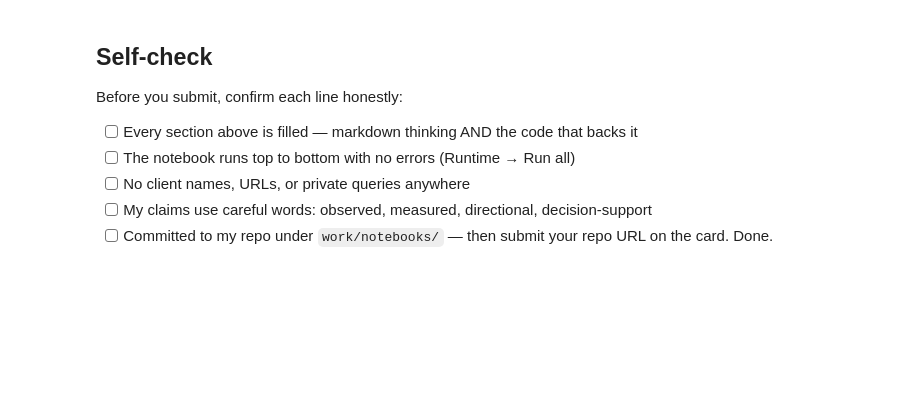
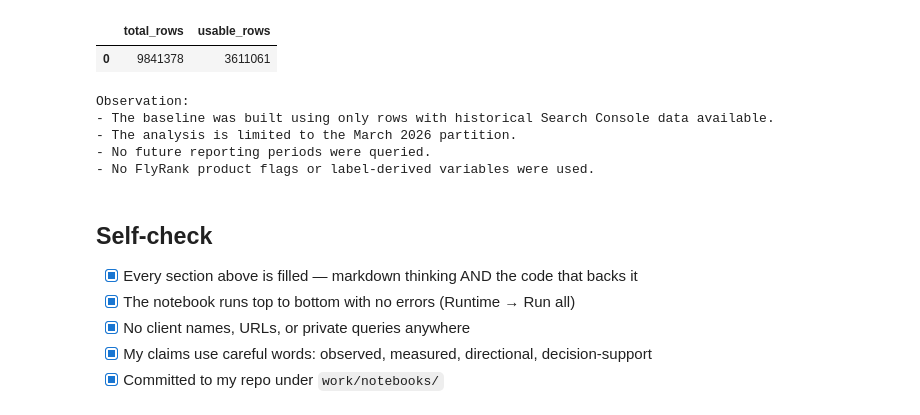
Before and after one commit to boddulavinaykumar6-stack/Flyrank-ML-Internship, a Jupyter notebook: work/notebooks/w04_baseline_score.ipynb, the cells around one changed output. Drawn from its saved outputs; the diff is of its cells as text; code cells hidden in the pictures; blank space fills up the shorter version.

```diff
--- a/work/notebooks/w04_baseline_score.ipynb
+++ b/work/notebooks/w04_baseline_score.ipynb
@@ -12,0 +39,23 @@ This skeleton is yours to fill. Work the sections **in order** — each one has
+# %%
+# This cell is for CODE (numbers, a query, a check).
+# Write your text answer in the cell ABOVE this one — typing sentences here breaks Run All.
+!pip -q install huggingface_hub duckdb pyarrow pandas
+
+from google.colab import userdata
+from huggingface_hub import login
+import duckdb
+import pandas as pd
+
+HF_TOKEN = userdata.get("HF_TOKEN")
+login(token=HF_TOKEN)
+
+con = duckdb.connect()
+
+con.execute(f"""
+CREATE SECRET (
+    TYPE huggingface,
+    TOKEN '{HF_TOKEN}'
+)
+""")
+
+rel = "hf://datasets/FlyRank/internship-warehouse"
@@ -37,10 +249,37 @@ This skeleton is yours to fill. Work the sections **in order** — each one has
+# %%
+# This cell is for CODE (numbers, a query, a check).
+# Write your text answer in the cell ABOVE this one — typing sentences here breaks Run All.
+leakage_check = con.sql(f"""
+SELECT
+    COUNT(*) AS total_rows,
+    COUNT(*) FILTER (
+        WHERE gsc_data_available IS TRUE
+    ) AS usable_rows
+FROM read_parquet(
+    '{rel}/fact_content_daily_performance/month=2026-03/*.parquet'
+)
+""").df()
+
+display(leakage_check)
+
+print("\nObservation:")
+print("- The baseline was built using only rows with historical Search Console data available.")
+print("- The analysis is limited to the March 2026 partition.")
+print("- No future reporting periods were queried.")
+print("- No FlyRank product flags or label-derived variables were used.")
+# %% [output]
+|  | total_rows | usable_rows |
+| 0 | 9841378 | 3611061 |
+Observation:
+- The baseline was built using only rows with historical Search Console data available.
+- The analysis is limited to the March 2026 partition.
+- No future reporting periods were queried.
+- No FlyRank product flags or label-derived variables were used.
 # %% [markdown]
 ## Self-check
 
-Before you submit, confirm each line honestly:
-
-- [ ] Every section above is filled — markdown thinking AND the code that backs it
-- [ ] The notebook runs top to bottom with no errors (Runtime → Run all)
-- [ ] No client names, URLs, or private queries anywhere
-- [ ] My claims use careful words: observed, measured, directional, decision-support
-- [ ] Committed to my repo under `work/notebooks/` — then submit your repo URL on the card. Done.
+- [x] Every section above is filled — markdown thinking AND the code that backs it
+- [x] The notebook runs top to bottom with no errors (Runtime → Run all)
+- [x] No client names, URLs, or private queries anywhere
+- [x] My claims use careful words: observed, measured, directional, decision-support
+- [x] Committed to my repo under `work/notebooks/`
```
Also changed, not shown: parts of 16 cells of this notebook.
